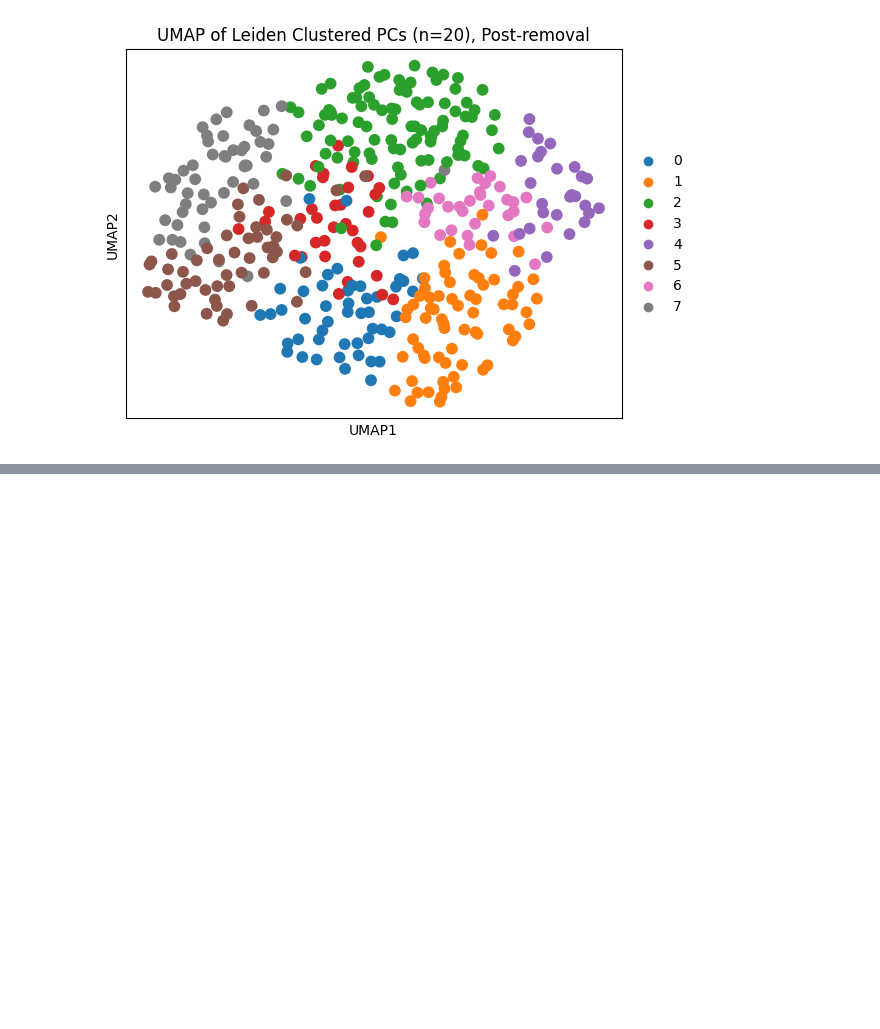
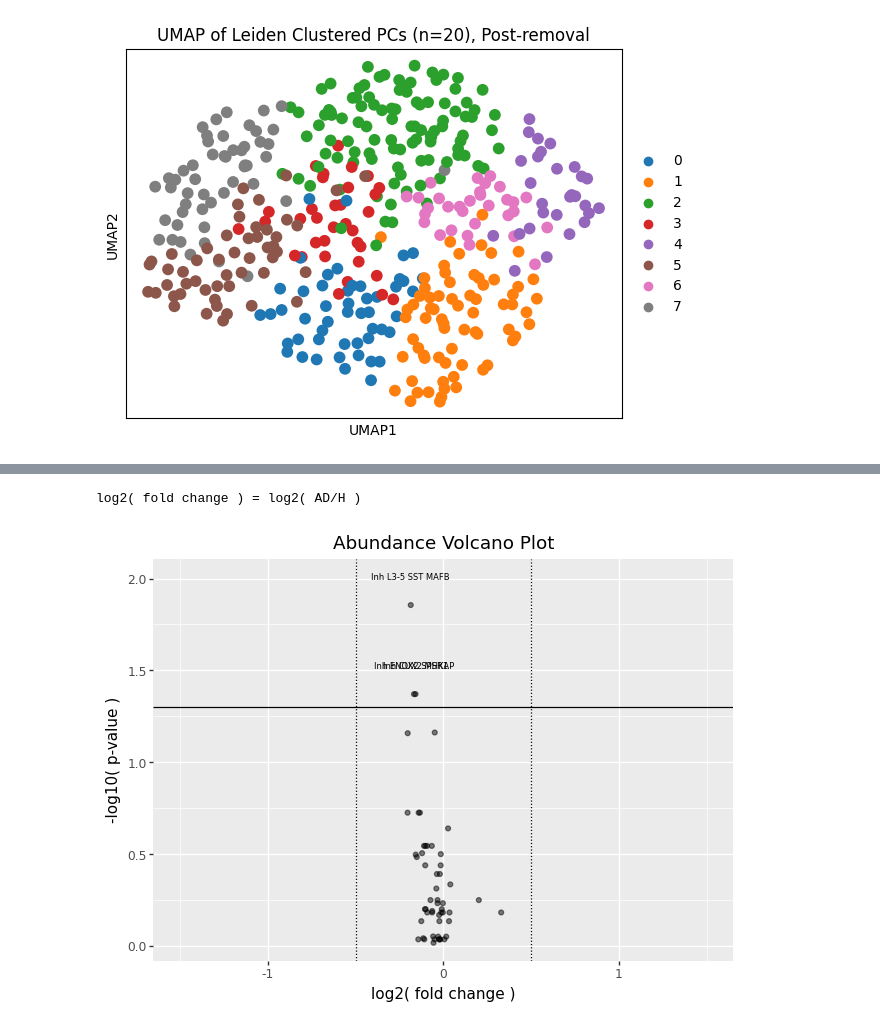
Before and after one commit to LuminousCodeGH/bsc-thesis-scripts, a Jupyter notebook: main.ipynb, the cells around one changed output, grey strips where cells are left out. Drawn from its saved outputs; the diff is of its cells as text; code cells hidden in the pictures; blank space fills up the shorter version.

```diff
--- a/main.ipynb
+++ b/main.ipynb
@@ -32,0 +54,8 @@ for layer in normalizer.layer_names:
+# %%
+# Differential abundance
+from scipy.stats import ranksums
+from statsmodels.stats.multitest import fdrcorrection
+
+diff = Differentiator(['l1'], ranksums, fdrcorrection, 'cogdx_cat', ('AD', 'H'))
+diff.differentiate(ct_counts_metadata)
+ct_counts_metadata.var.sort_values('corr_pvalue')
@@ -32,0 +80,5 @@ for layer in normalizer.layer_names:
+# %%
+diff.volcano_plot(ct_counts_metadata)
+# %% [output]
+log2( fold change ) = log2( AD/H )
+[figure, added]
```
Also changed, not shown: parts of 5 cells of this notebook.
